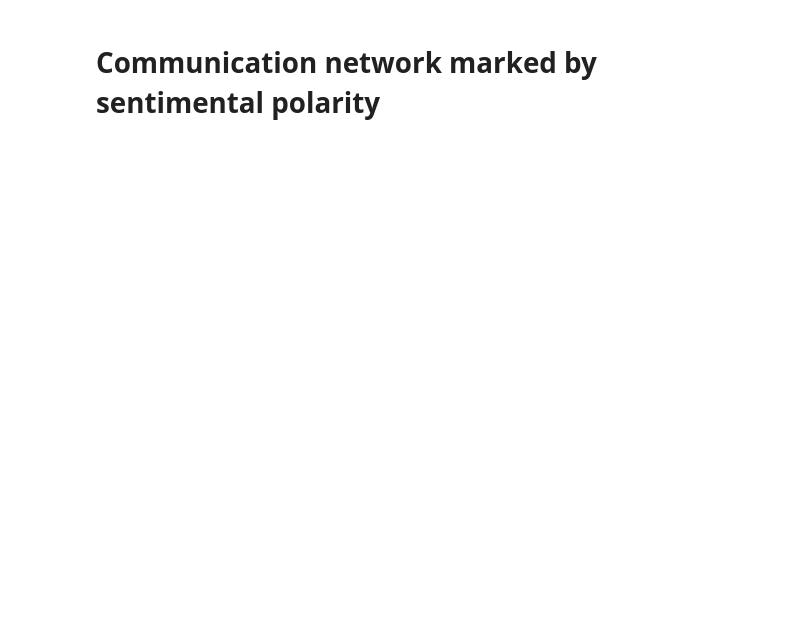
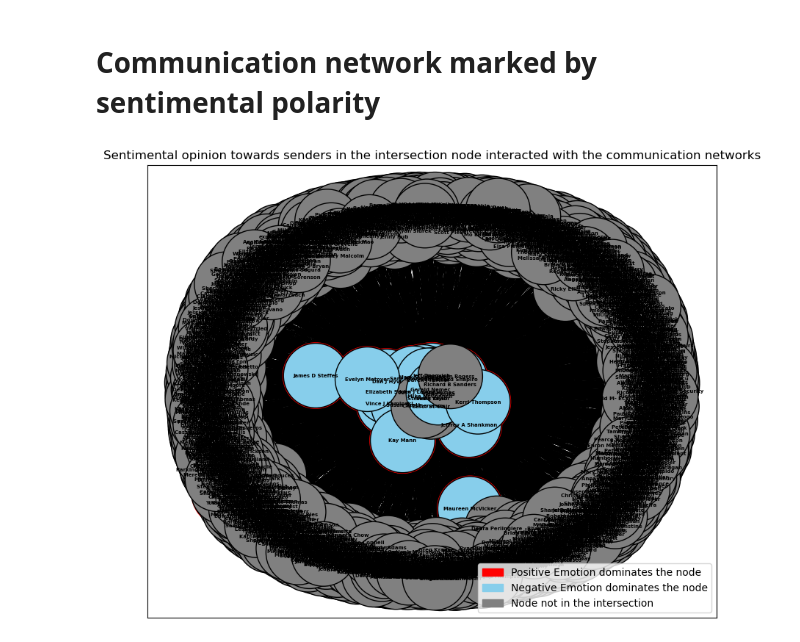
Before and after one commit to mingweiiiiiiiiii/23-24-CS7IS4-Group4, a Jupyter notebook: SentimentAnlysisOnEmail.ipynb, the cells around one changed output. Drawn from its saved outputs; the diff is of its cells as text; code cells hidden in the pictures; blank space fills up the shorter version.

```diff
--- a/SentimentAnlysisOnEmail.ipynb
+++ b/SentimentAnlysisOnEmail.ipynb
@@ -477,2 +479,46 @@ plt.show()
 # %% [markdown]
 # Communication network marked by sentimental polarity
+# %%
+import networkx as nx
+import matplotlib.pyplot as plt
+import matplotlib.patches as mpatches
+
+# Assuming sender_attitudes and G_comm are defined elsewhere
+sender_sentiment = sender_attitudes
+
+# Define node colors based on sentiment
+node_colors = {'positive': 'red', 'negative': 'skyblue'}
+
+# Assign colors to nodes based on sentiment and check if the node exists in the dictionary
+node_color = []
+outline_colors = []  # Store edge colors for the second drawing pass
+for node in G_comm.nodes():
+    if node in sender_sentiment:
+        color = node_colors.get(sender_sentiment[node], 'gray')
+        node_color.append(color)
+        # Add a red outline for 'skyblue' nodes, no outline for others
+        outline_colors.append('red' if color == 'skyblue' else 'none')
+    else:
+        node_color.append('gray')  # Set color to gray for nodes not in the dictionary
+        outline_colors.append('none')  # No outline for nodes not in the dictionary
+
+plt.figure(figsize=(10, 8))
+pos = nx.spring_layout(G_comm, k=1.8)
+
+# First Pass: Draw nodes with red outlines where required
+nx.draw_networkx_nodes(G_comm, pos, node_color='none', edgecolors=outline_colors, linewidths=2, node_size=4000)
+
+# Second Pass: Fill nodes with their respective colors
+nx.draw_networkx(G_comm, pos=pos, with_labels=True, node_color=node_color, node_size=4000, font_size=5, font_weight='bold', edgecolors='black')
+
+# Create color patches for the caption
+red_patch = mpatches.Patch(color='red', label='Positive Emotion dominates the node')
+blue_patch = mpatches.Patch(color='skyblue', label='Negative Emotion dominates the node')
+gray_patch = mpatches.Patch(color='gray', label='Node not in the intersection')
+
+plt.legend(handles=[red_patch, blue_patch, gray_patch], loc='lower right')
+plt.title('Sentimental opinion towards senders in the intersection node interacted with the communication networks')
+plt.savefig("sentiment_communication_network.png", format="PNG")
+plt.show()
+# %% [output]
+[figure, added]
```
Also changed, not shown: parts of 7 cells of this notebook.
